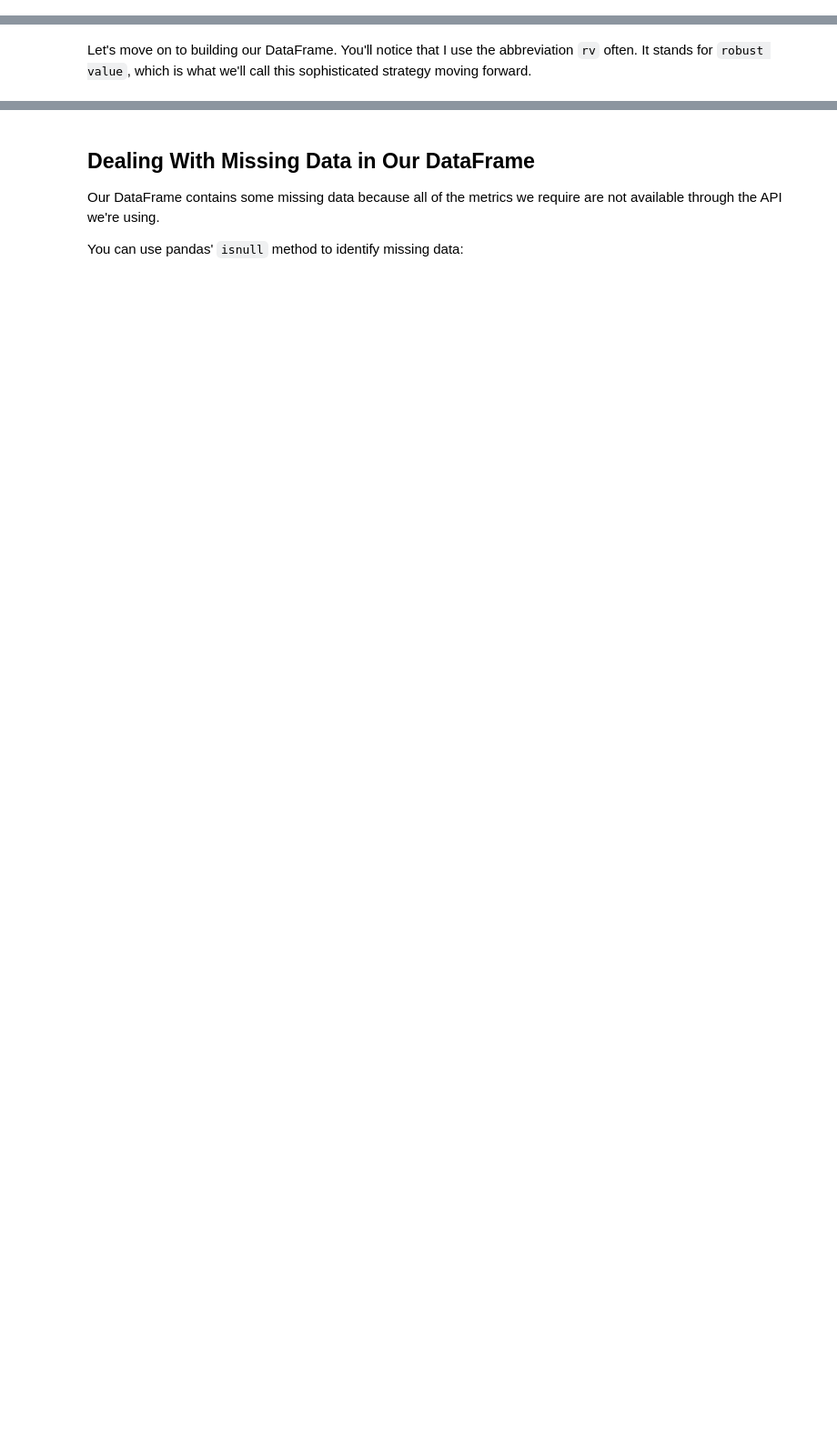
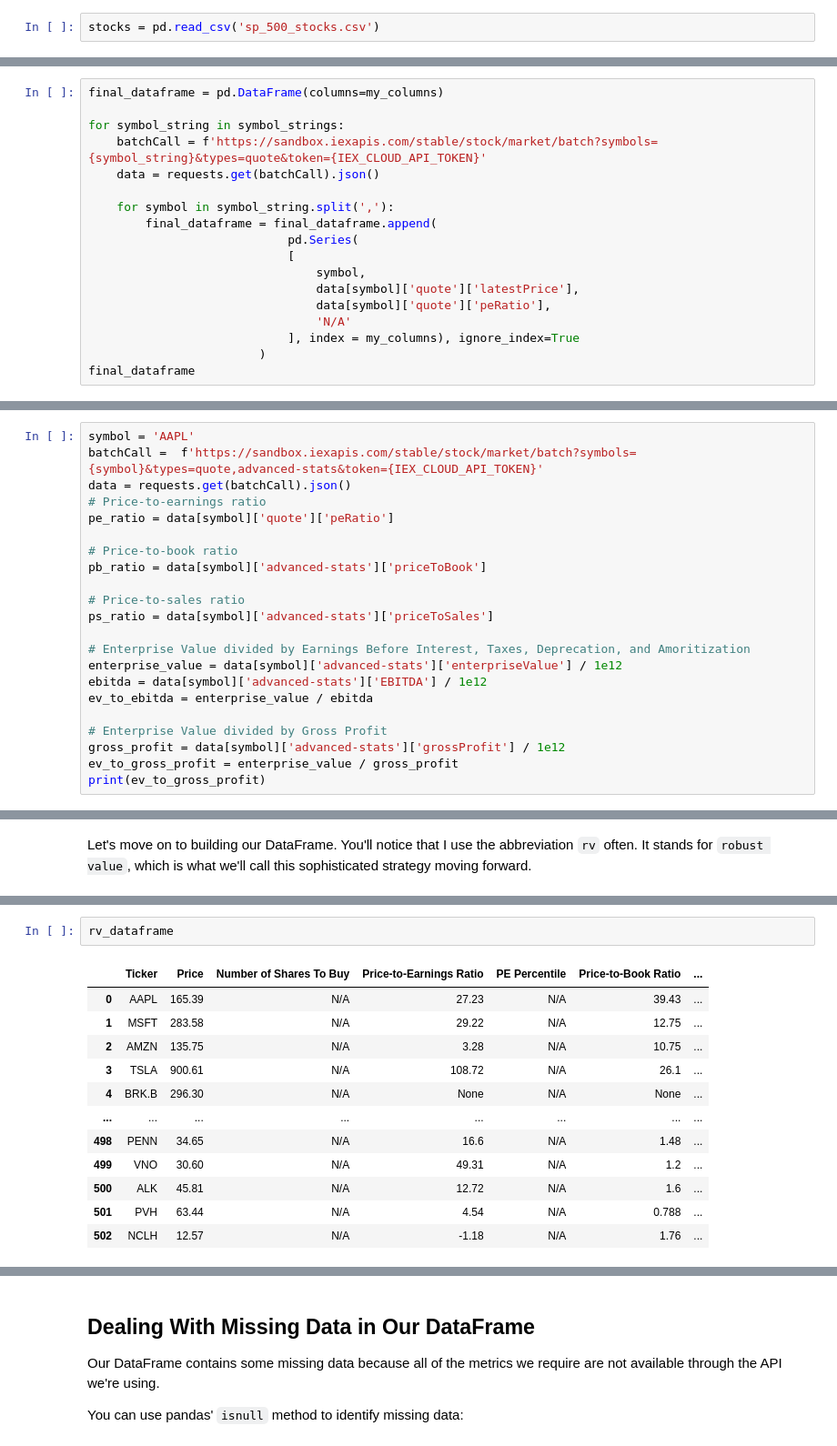
Before and after one commit to krizh-p/algorithmic_trader-python, a Jupyter notebook: starter_files/003_quantitative_value_strategy.ipynb, the cells around one changed output, grey strips where cells are left out. Shown: that part at 91% size. Drawn from its saved outputs; the diff is of its cells as text; blank space fills up the shorter version.

```diff
--- a/starter_files/003_quantitative_value_strategy.ipynb
+++ b/starter_files/003_quantitative_value_strategy.ipynb
@@ -9,6 +19,8 @@ The first thing we need to do is import the open-source software libraries that
 # %% [markdown]
 ## Importing Our List of Stocks & API Token
 As before, we'll need to import our list of stocks and our API token before proceeding. Make sure the .csv file is still in your working directory and import it with the following command:
+# %%
+stocks = pd.read_csv('sp_500_stocks.csv')
 # %% [markdown]
 ## Making Our First API Call
 It's now time to make the first version of our value screener!
@@ -81,0 +86,18 @@ Now we need to create a blank DataFrame and add our data to the data frame one-b
+# %%
+final_dataframe = pd.DataFrame(columns=my_columns)
+
+for symbol_string in symbol_strings:
+    batchCall = f'https://sandbox.iexapis.com/stable/stock/market/batch?symbols={symbol_string}&types=quote&token={IEX_CLOUD_API_TOKEN}'
+    data = requests.get(batchCall).json()
+
+    for symbol in symbol_string.split(','):
+        final_dataframe = final_dataframe.append(
+                            pd.Series(
+                            [
+                                symbol,
+                                data[symbol]['quote']['latestPrice'],
+                                data[symbol]['quote']['peRatio'],
+                                'N/A'
+                            ], index = my_columns), ignore_index=True
+                        )
+final_dataframe
@@ -171,3 +217,25 @@ Investors typically use a `composite` basket of valuation metrics to build robus
 * Enterprise Value divided by Gross Profit (EV/GP)
 
 Some of these metrics aren't provided directly by the IEX Cloud API, and must be computed after pulling raw data. We'll start by calculating each data point from scratch.
+# %%
+symbol = 'AAPL'
+batchCall =  f'https://sandbox.iexapis.com/stable/stock/market/batch?symbols={symbol}&types=quote,advanced-stats&token={IEX_CLOUD_API_TOKEN}'
+data = requests.get(batchCall).json()
+# Price-to-earnings ratio
+pe_ratio = data[symbol]['quote']['peRatio']
+
+# Price-to-book ratio
+pb_ratio = data[symbol]['advanced-stats']['priceToBook']
+
+# Price-to-sales ratio
+ps_ratio = data[symbol]['advanced-stats']['priceToSales']
+
+# Enterprise Value divided by Earnings Before Interest, Taxes, Deprecation, and Amoritization
+enterprise_value = data[symbol]['advanced-stats']['enterpriseValue'] / 1e12
+ebitda = data[symbol]['advanced-stats']['EBITDA'] / 1e12
+ev_to_ebitda = enterprise_value / ebitda
+
+# Enterprise Value divided by Gross Profit
+gross_profit = data[symbol]['advanced-stats']['grossProfit'] / 1e12
+ev_to_gross_profit = enterprise_value / gross_profit
+print(ev_to_gross_profit)
@@ -193,0 +307,15 @@ Let's move on to building our DataFrame. You'll notice that I use the abbreviati
+# %%
+rv_dataframe
+# %% [output]
+|  | Ticker | Price | Number of Shares To Buy | Price-to-Earnings Ratio | PE Percentile | Price-to-Book Ratio | ... |
+| 0 | AAPL | 165.39 | N/A | 27.23 | N/A | 39.43 | ... |
+| 1 | MSFT | 283.58 | N/A | 29.22 | N/A | 12.75 | ... |
+| 2 | AMZN | 135.75 | N/A | 3.28 | N/A | 10.75 | ... |
+| 3 | TSLA | 900.61 | N/A | 108.72 | N/A | 26.1 | ... |
+| 4 | BRK.B | 296.30 | N/A | None | N/A | None | ... |
+| ... | ... | ... | ... | ... | ... | ... | ... |
+| 498 | PENN | 34.65 | N/A | 16.6 | N/A | 1.48 | ... |
+| 499 | VNO | 30.60 | N/A | 49.31 | N/A | 1.2 | ... |
+| 500 | ALK | 45.81 | N/A | 12.72 | N/A | 1.6 | ... |
+| 501 | PVH | 63.44 | N/A | 4.54 | N/A | 0.788 | ... |
+| 502 | NCLH | 12.57 | N/A | -1.18 | N/A | 1.76 | ... |
```
Also changed, not shown: parts of 41 cells of this notebook, 2 other files.
